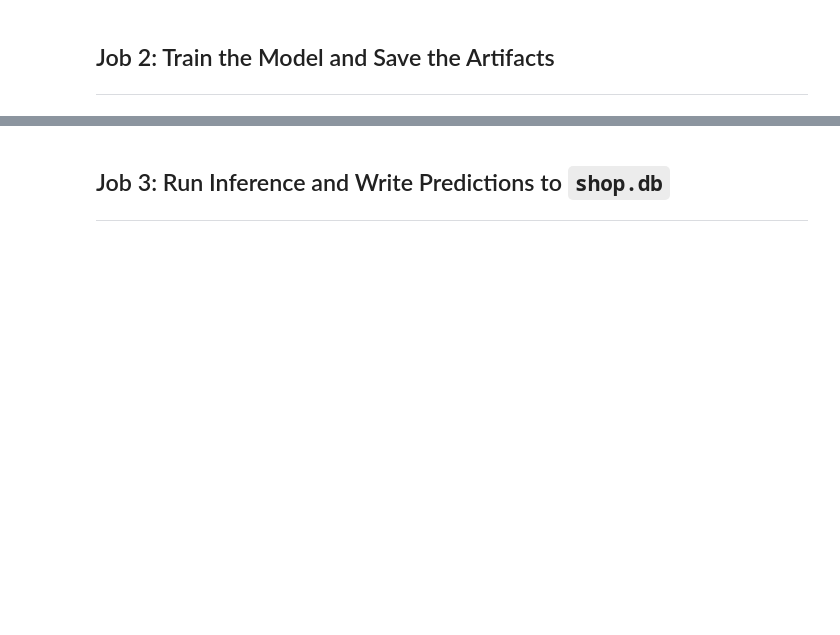
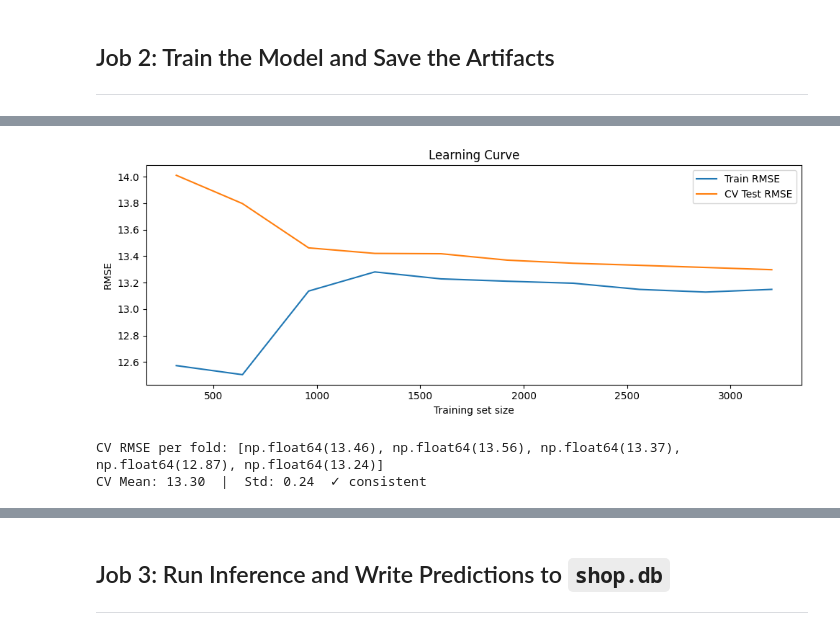
Before and after one commit to lincolnadams5/ShopPracticePipeline, a Jupyter notebook: pipeline/full_pipeline.ipynb, the cells around one changed output, grey strips where cells are left out. Drawn from its saved outputs; the diff is of its cells as text; code cells hidden in the pictures; blank space fills up the shorter version.

```diff
--- a/pipeline/full_pipeline.ipynb
+++ b/pipeline/full_pipeline.ipynb
@@ -179,0 +308,11 @@ if __name__ == "__main__":
+# %%
+from sklearn.linear_model import LinearRegression
+
+# Extend the existing preprocessing pipeline with a regression model
+predictive_model = Pipeline(steps=[
+("prep", preprocessor),
+("lr", LinearRegression())
+])
+
+# Fit only on training data
+predictive_model.fit(X_train, y_train)
@@ -179,0 +378,62 @@ if __name__ == "__main__":
+# %%
+from sklearn.metrics import mean_absolute_error, root_mean_squared_error, r2_score
+from sklearn.model_selection import cross_val_score, learning_curve
+import matplotlib.pyplot as plt
+import numpy as np
+
+# --- Train metrics ---
+y_train_pred = predictive_model.predict(X_train)
+train_rmse = root_mean_squared_error(y_train, y_train_pred)
+train_r2   = r2_score(y_train, y_train_pred)
+
+# --- Test metrics ---
+y_pred     = predictive_model.predict(X_test)
+test_rmse  = root_mean_squared_error(y_test, y_pred)
+test_r2    = r2_score(y_test, y_pred)
+test_mae   = mean_absolute_error(y_test, y_pred)
+
+print(f"Train RMSE: {train_rmse:.2f}  |  Test RMSE: {test_rmse:.2f}")
+print(f"Train R²:   {train_r2:.4f}  |  Test R²:   {test_r2:.4f}")
+print(f"Test MAE:   {test_mae:.2f}")
+print()
+
+# --- Heuristic 1: RMSE % difference ---
+rmse_pct_diff = (test_rmse - train_rmse) / train_rmse * 100
+print(f"RMSE % diff:  {rmse_pct_diff:.1f}%  {'⚠ possible overfit' if rmse_pct_diff > 10 else '✓ ok'}")
+
+# --- Heuristic 2: R² gap ---
+r2_gap = train_r2 - test_r2
+print(f"R² gap:       {r2_gap:.4f}  {'⚠ possible overfit' if r2_gap > 0.10 else '✓ ok'}")
+
+# --- Heuristic 3: RMSE ratio ---
+rmse_ratio = test_rmse / train_rmse
+print(f"RMSE ratio:   {rmse_ratio:.3f}  {'⚠ possible overfit' if rmse_ratio > 1.2 else '✓ ok'}")
+
+# --- Heuristic 4: Learning curve ---
+train_sizes, train_scores, test_scores = learning_curve(
+    predictive_model, X_train, y_train,
+    cv=5,
+    scoring='neg_root_mean_squared_error',
+    train_sizes=np.linspace(0.1, 1.0, 10),
+    n_jobs=-1
+)
+
+train_rmse_curve = -train_scores.mean(axis=1)
+test_rmse_curve  = -test_scores.mean(axis=1)
+
+plt.figure(figsize=(10, 4))
+plt.plot(train_sizes, train_rmse_curve, label='Train RMSE')
+plt.plot(train_sizes, test_rmse_curve,  label='CV Test RMSE')
+plt.xlabel('Training set size')
+plt.ylabel('RMSE')
+plt.title('Learning Curve')
+plt.legend()
+plt.tight_layout()
+plt.show()
+
+# --- Heuristic 5: Cross-validation consistency ---
+cv_scores = cross_val_score(predictive_model, X_train, y_train, cv=5, scoring='neg_root_mean_squared_error')
+cv_rmse   = -cv_scores
+print(f"\nCV RMSE per fold: {[round(s, 2) for s in cv_rmse]}")
+print(f"CV Mean: {cv_rmse.mean():.2f}  |  Std: {cv_rmse.std():.2f}  {'⚠ high variance' if cv_rmse.std() > 2 else '✓ consistent'}")
+# %% [output]
@@ -179,0 +447,3 @@ if __name__ == "__main__":
+[figure, added]
+CV RMSE per fold: [np.float64(13.46), np.float64(13.56), np.float64(13.37), np.float64(12.87), np.float64(13.24)]
+CV Mean: 13.30  |  Std: 0.24  ✓ consistent
```
Also changed, not shown: parts of 31 cells of this notebook, 5 other files.
